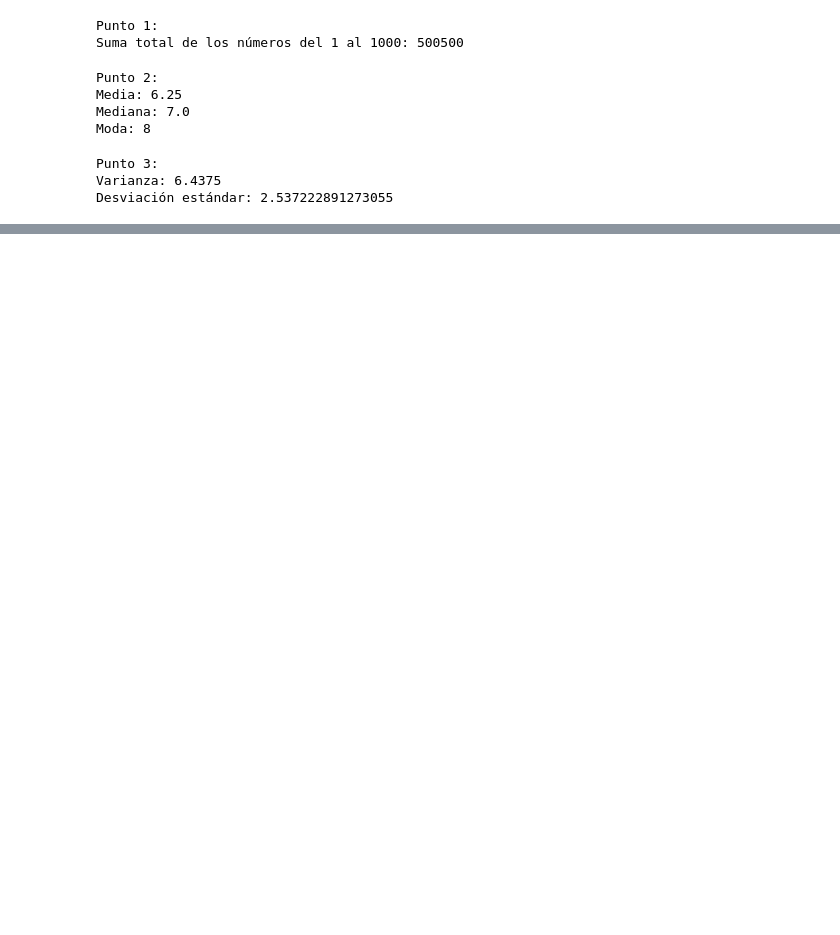
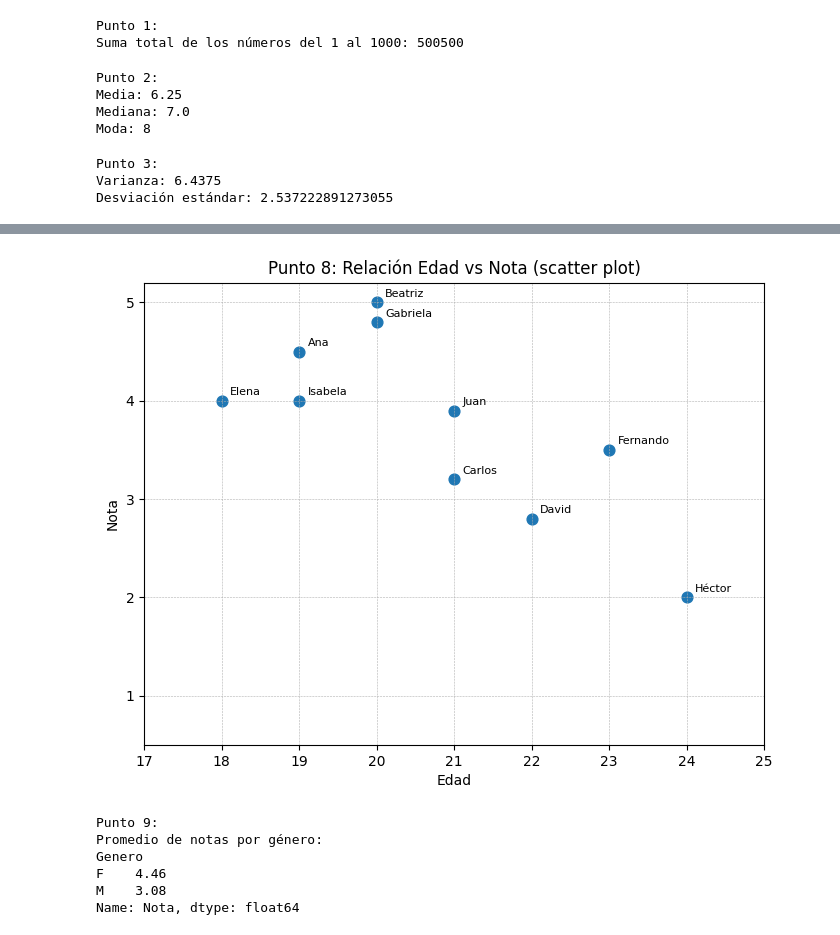
Before and after one commit to DariusClover/INTELIGENCIA-ARTIFICIAL, a Jupyter notebook: Taller_Análisis_de_Datos_con_Pandas,_NumPy_y_Matplotlib.ipynb, the cells around one changed output, grey strips where cells are left out. Drawn from its saved outputs; the diff is of its cells as text; code cells hidden in the pictures; blank space fills up the shorter version.

```diff
--- a/Taller_Análisis_de_Datos_con_Pandas,_NumPy_y_Matplotlib.ipynb
+++ b/Taller_Análisis_de_Datos_con_Pandas,_NumPy_y_Matplotlib.ipynb
@@ -67,0 +145,39 @@ Desviación estándar: 2.537222891273055
+# %%
+# 8. Crea un gráfico de dispersión (scatter plot) entre las columnas Edad y Nota.
+
+plt.figure(figsize=(8,6)) # Tamaño de la figura
+plt.scatter(df["Edad"], df["Nota"], s=60) # Crea el scatter plot, s es tamaño del punto
+plt.title("Punto 8: Relación Edad vs Nota (scatter plot)") # Título del gráfico
+plt.xlabel("Edad") # Etiqueta del eje x
+plt.ylabel("Nota") # Etiqueta del eje y
+plt.xlim(df["Edad"].min() - 1, df["Edad"].max() + 1) # Límites del eje x
+plt.ylim(0.5, 5.2) # Límites del eje y
+plt.grid(True, linestyle='--', linewidth=0.4) # Añade una cuadrícula
+
+# Etiquetas en cada punto (nombre)
+for i, nombre in enumerate(df["Nombre"]):
+    x = df["Edad"].iloc[i]
+    y = df["Nota"].iloc[i]
+    plt.annotate(nombre, (x, y), textcoords="offset points", xytext=(6,4), ha='left', fontsize=8)
+
+plt.show() # Muestra el gráfico
+# %% [output]
+[figure, added]
+# %%
+# 9. Agrega una columna llamada Género al DataFrame y calcula el promediode notas por género.
+
+df["Genero"] = ["F", "M", "F", "M", "F", "M", "F", "M", "F", "M"]
+
+promedio_genero = df.groupby("Genero")["Nota"].mean()
+#promedio_genero.columnas = ["Género", "Promedio_Nota", "Conteo"]
+
+print("\nPunto 9: ")
+print("Promedio de notas por género:")
+print(promedio_genero)
+# %% [output]
+Punto 9:
+Promedio de notas por género:
+Genero
+F    4.46
+M    3.08
+Name: Nota, dtype: float64
```
Also changed, not shown: parts of 4 cells of this notebook.
